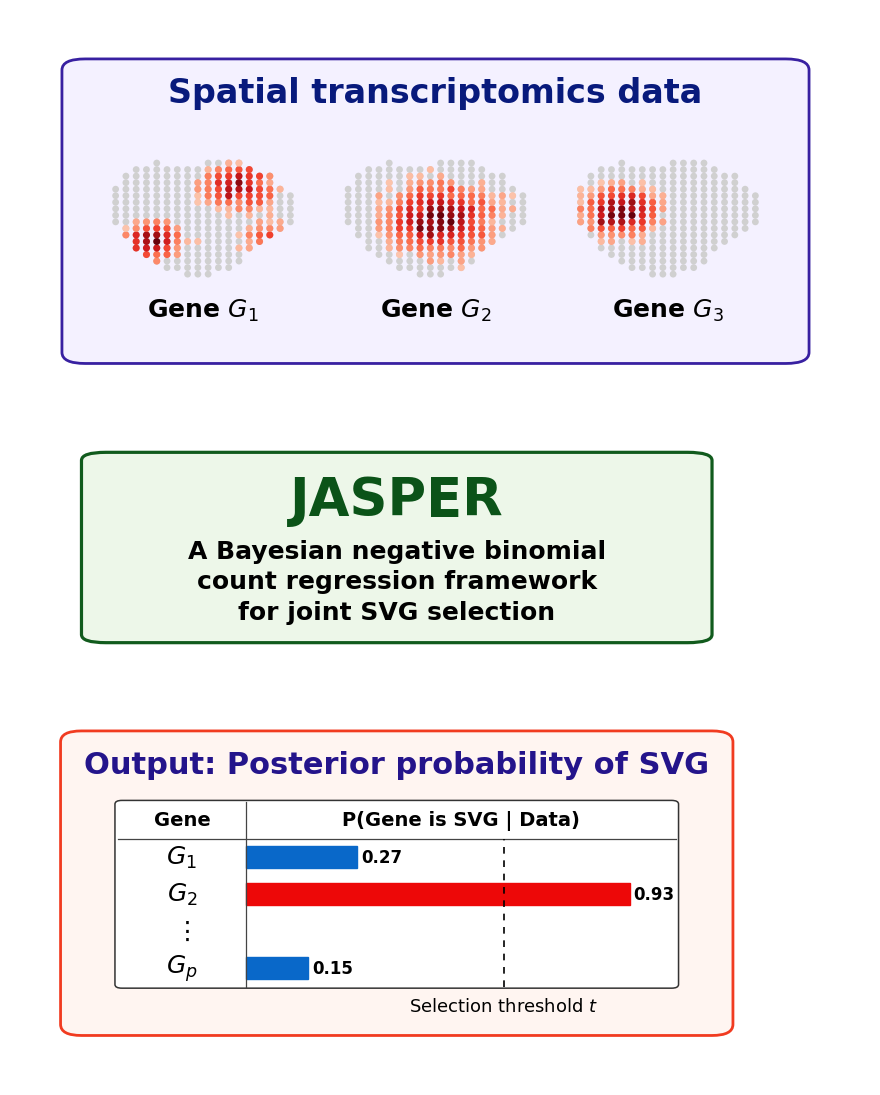
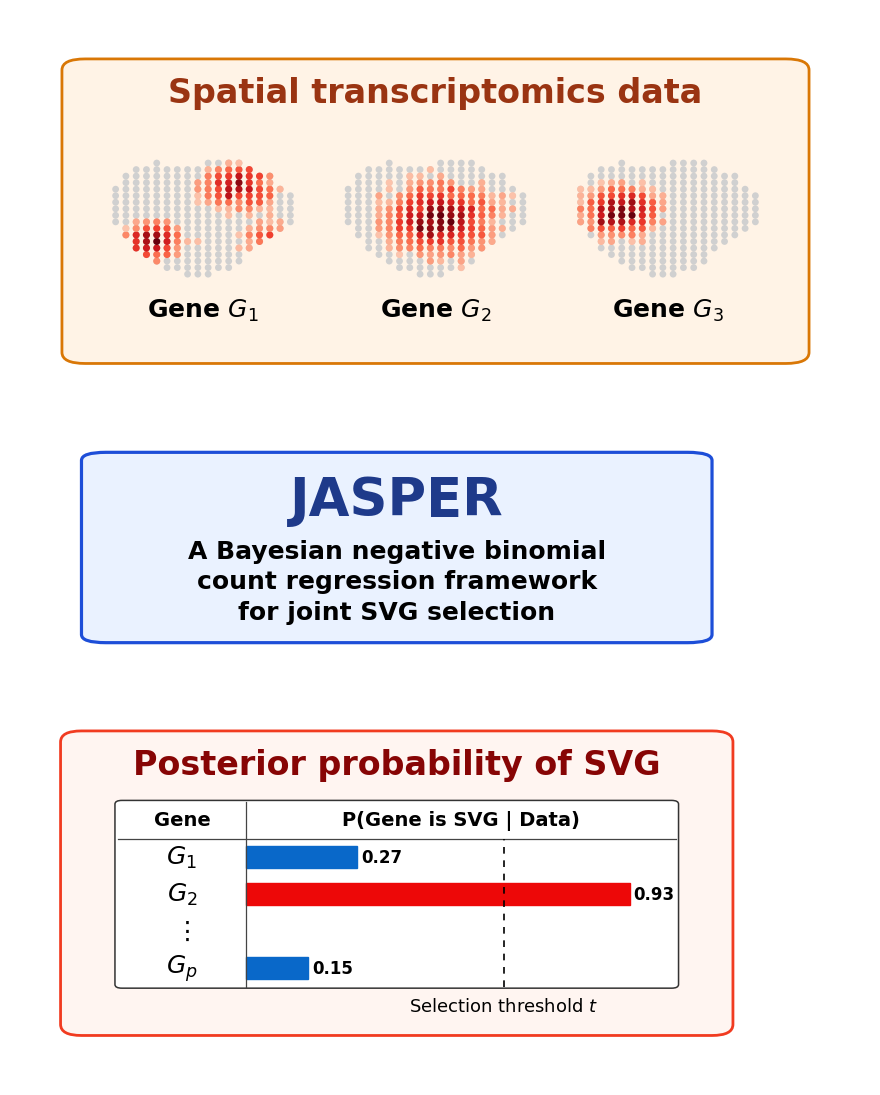
Before and after one commit to pritamdey/pyJASPER, a Jupyter notebook: assets/JASPERschematic.ipynb, the cells around one changed output. Drawn from its saved outputs; the diff is of its cells as text; code cells hidden in the pictures.

```diff
--- a/assets/JASPERschematic.ipynb
+++ b/assets/JASPERschematic.ipynb
@@ -56,16 +56,21 @@ ax.set_xlim(0, 1)
 ax.set_ylim(0, 1)
 ax.axis("off")
 
+# Input card colors
+INPUT_BG   = "#fff3e6"   # light warm cream
+INPUT_EDGE = "#d97706"   # amber/orange border
+INPUT_TEXT = "#9a3412"   # burnt orange title
+
 card = FancyBboxPatch(
     (0.03, 0.10), 0.94, 0.80,
     boxstyle="round,pad=0.012,rounding_size=0.03",
-    facecolor="#f4f1ff", edgecolor="#3820a1", linewidth=2
+    facecolor=INPUT_BG, edgecolor=INPUT_EDGE, linewidth=2
 )
 ax.add_patch(card)
 
 ax.text(0.5, 0.82, "Spatial transcriptomics data",
         ha="center", va="center", fontsize=24,
-        color="#081a7c", fontweight="bold")
+        color=INPUT_TEXT, fontweight="bold")
 
 draw_tissue(ax, 0.05, 0.28, 0.30, 0.40, "multi",  r"Gene $G_1$")
 draw_tissue(ax, 0.35, 0.28, 0.30, 0.40, "center", r"Gene $G_2$")
@@ -75,43 +80,47 @@ plt.savefig("card_input.png", dpi=400, bbox_inches="tight", pad_inches=0.03)
 
 plt.show()
 # %% [output]
-[figure, old version]
+[figure, new version]
 # %%
 # ============================================================
 # CARD 2: JASPER
 # ============================================================
 
 import matplotlib.pyplot as plt
 from matplotlib.patches import FancyBboxPatch
+
+JASPER_BG   = "#eaf2ff"
+JASPER_EDGE = "#1d4ed8"
+JASPER_TEXT = "#1e3a8a"
 
 fig, ax = plt.subplots(figsize=(9, 3))
 ax.set_xlim(0, 1)
 ax.set_ylim(0, 1)
 ax.axis("off")
 
 card = FancyBboxPatch(
     (0.06, 0.10), 0.88, 0.80,
     boxstyle="round,pad=0.012,rounding_size=0.035",
-    facecolor="#edf7e9", edgecolor="#115b1d", linewidth=2.3
+    facecolor=JASPER_BG, edgecolor=JASPER_EDGE, linewidth=2.3
 )
 ax.add_patch(card)
 
 ax.text(0.5, 0.70, "JASPER",
         ha="center", va="center", fontsize=38,
-        color="#0b5318", fontweight="bold")
+        color=JASPER_TEXT, fontweight="bold")
 
 ax.text(
     0.5, 0.35,
     "A Bayesian negative binomial\ncount regression framework\nfor joint SVG selection",
     ha="center", va="center", fontsize=18,
     fontweight="bold", linespacing=1.35
 )
 
 plt.savefig("card_jasper.png", dpi=400, bbox_inches="tight", pad_inches=0.03)
 
 plt.show()
 # %% [output]
-[figure, old version]
+[figure, new version]
 # %%
 # ============================================================
 # CARD 3: Output: Posterior probability of SVG
@@ -132,9 +141,9 @@ card = FancyBboxPatch(
 )
 ax.add_patch(card)
 
-ax.text(0.5, 0.82, "Output: Posterior probability of SVG",
-        ha="center", va="center", fontsize=22,
-        color="#24148b", fontweight="bold")
+ax.text(0.5, 0.82, "Posterior probability of SVG",
+        ha="center", va="center", fontsize=24,
+        color="#870505", fontweight="bold")
 
 tx, ty, tw, th = 0.10, 0.22, 0.80, 0.50
 table = FancyBboxPatch(
@@ -191,7 +200,7 @@ plt.savefig("card_output.png", dpi=400, bbox_inches="tight", pad_inches=0.03)
 
 plt.show()
 # %% [output]
-[figure, old version]
+[figure, new version]
 # %%
 # ============================================================
 # CARD 4: Negative-binomial counts model
```
Also changed, not shown: parts of 5 cells of this notebook, 8 other files.
